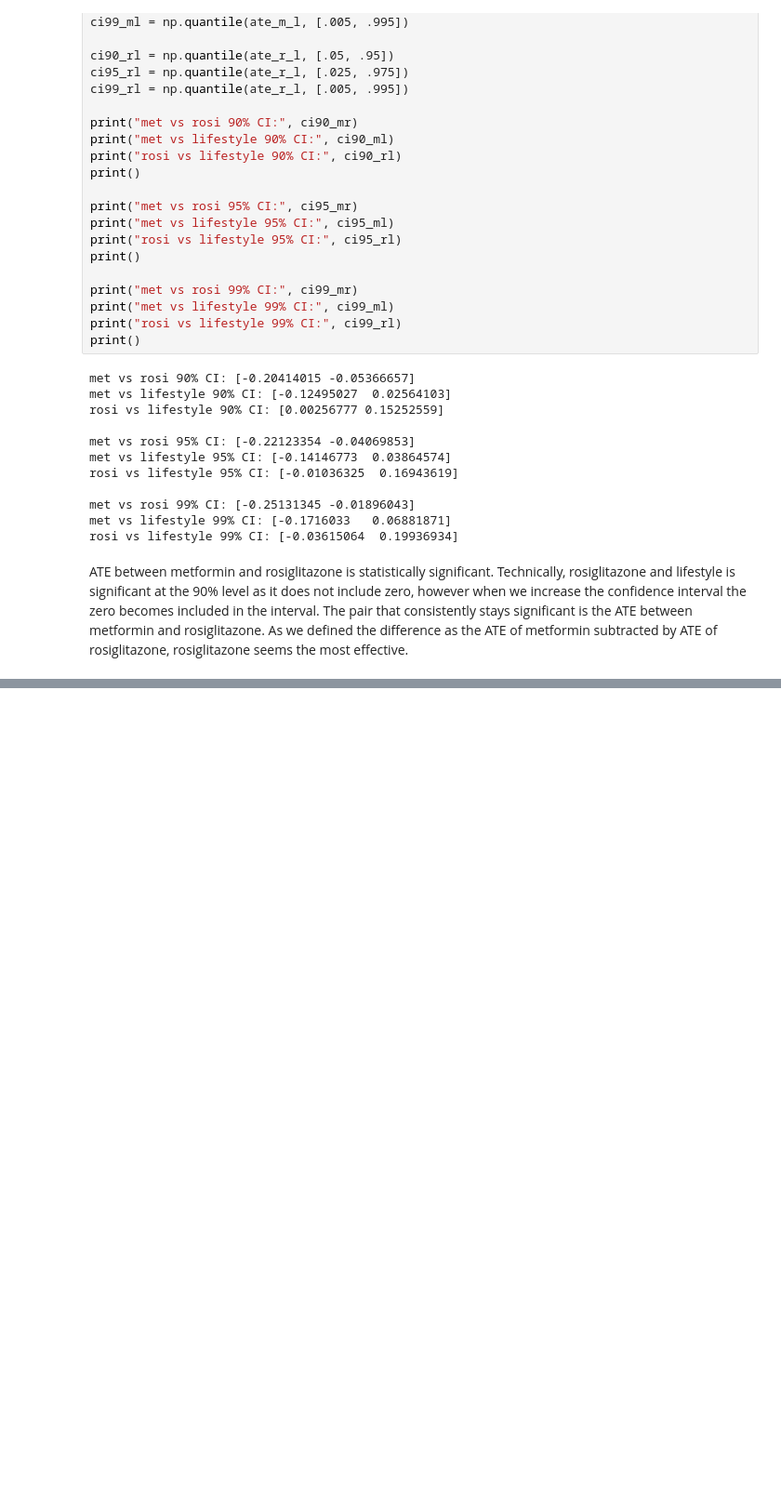
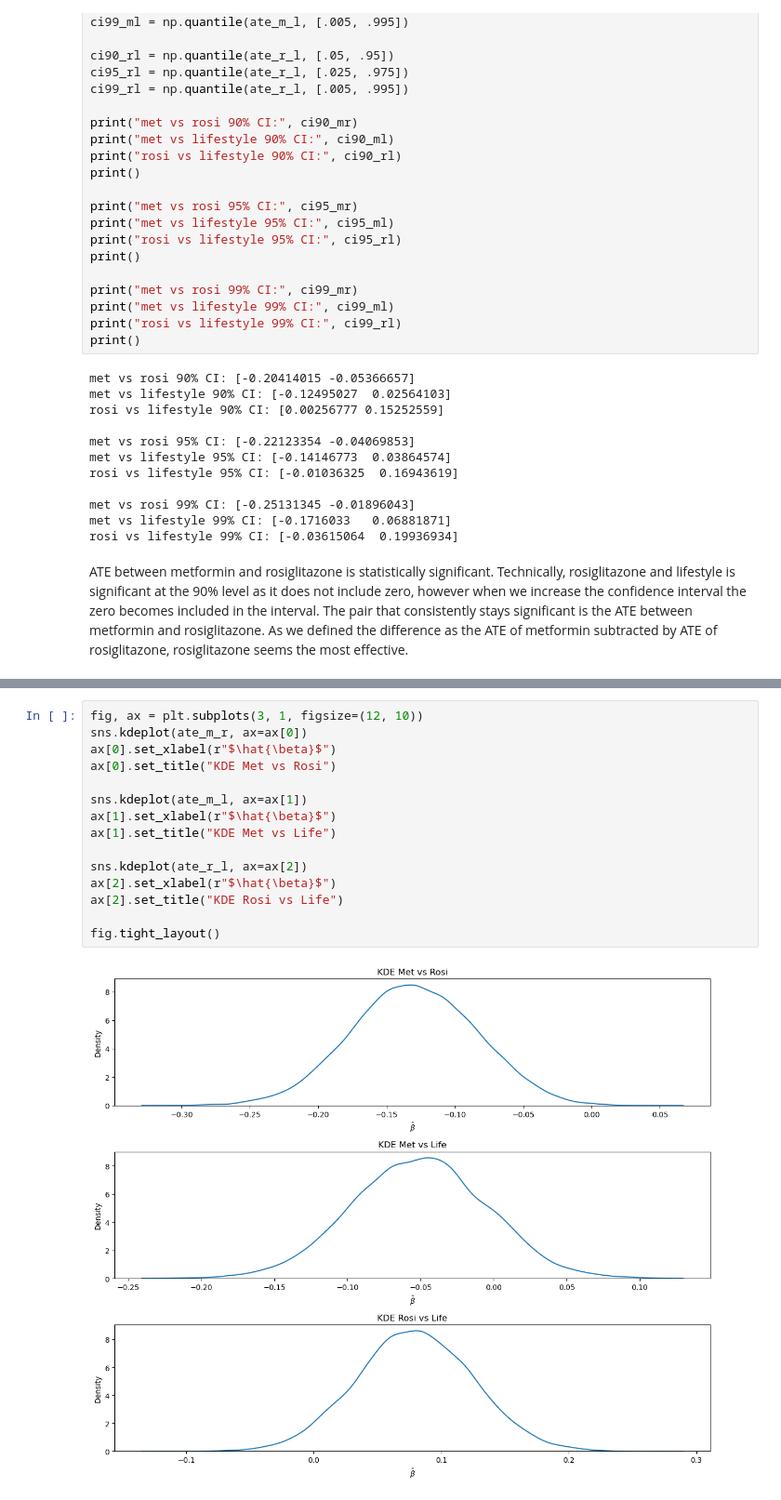
Before and after one commit to sayuri005/uu_bootstrap, a Jupyter notebook: Thursday_lab/lab_06.ipynb, the cells around one changed output, grey strips where cells are left out. Shown at 93% size. Saved outputs shown, nothing was run; the diff lists cells and outputs as text; blank space fills up the shorter version.

```diff
--- a/Thursday_lab/lab_06.ipynb
+++ b/Thursday_lab/lab_06.ipynb
@@ -371,0 +386,17 @@ Report: In `./data/diabetes.csv`, there is data from a clinical trial considerin
+# %%
+fig, ax = plt.subplots(3, 1, figsize=(12, 10))
+sns.kdeplot(ate_m_r, ax=ax[0])
+ax[0].set_xlabel(r"$\hat{\beta}$")
+ax[0].set_title("KDE Met vs Rosi")
+
+sns.kdeplot(ate_m_l, ax=ax[1])
+ax[1].set_xlabel(r"$\hat{\beta}$")
+ax[1].set_title("KDE Met vs Life")
+
+sns.kdeplot(ate_r_l, ax=ax[2])
+ax[2].set_xlabel(r"$\hat{\beta}$")
+ax[2].set_title("KDE Rosi vs Life")
+
+fig.tight_layout()
+# %% [output]
+[figure, added]
```
Also changed, not shown: parts of 4 cells of this notebook.
